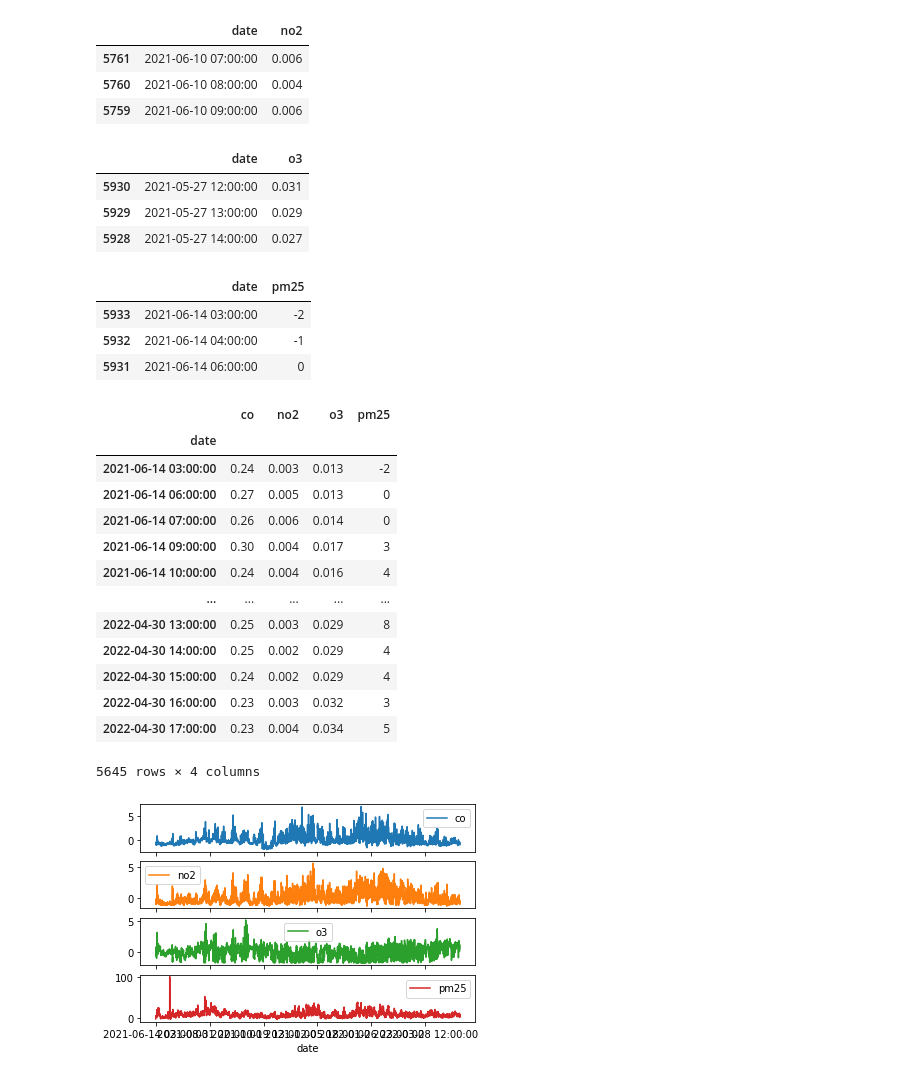
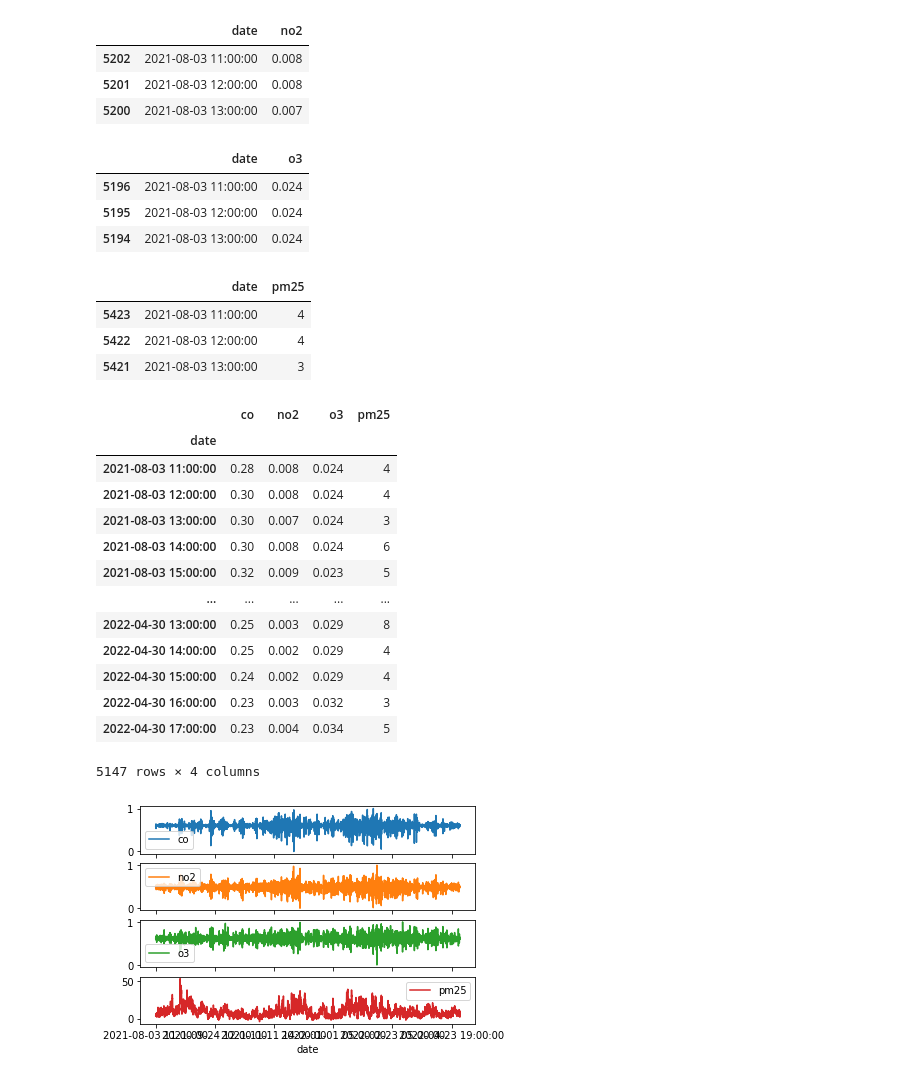
Before and after one commit to UCB-stat-159-s22/hw07-group13, a Jupyter notebook: main.ipynb, the cells around one changed output. Cells and saved outputs as stored; diff of their text form; code cells hidden in the pictures.

```diff
--- a/main.ipynb
+++ b/main.ipynb
@@ -9,9 +9,9 @@ api = openaq.OpenAQ()
 # co
 status, resp = api.measurements(city = 'San Francisco-Oakland-Fremont',
                                 location='Oakland', parameter='co',
-                                date_from='2022-05-01T00:00:00Z',
+                                date_from='2021-08-01T00:00:00Z',
                                 date_to='2022-05-01T00:00:00Z',
-                                limit=10000)
+                                limit=8000)
 r = resp['results']
 df_co = pd.DataFrame(data=r)
 co_local_dates = []
@@ -43,9 +43,9 @@ df_co
 # no2
 status, resp = api.measurements(city = 'San Francisco-Oakland-Fremont',
                                 location='Oakland', parameter='no2',
-                                date_from='2021-05-01T00:00:00Z',
+                                date_from='2021-08-01T00:00:00Z',
                                 date_to='2022-05-01T00:00:00Z',
-                                limit=7000)
+                                limit=6000)
 r = resp['results']
 df_no2 = pd.DataFrame(data=r)
 no2_local_dates = []
@@ -61,16 +61,16 @@ df_no2 = df_no2.iloc[::-1]
 df_no2.head(3)
 # %% [output]
 |  | date | no2 |
-| 5761 | 2021-06-10 07:00:00 | 0.006 |
-| 5760 | 2021-06-10 08:00:00 | 0.004 |
-| 5759 | 2021-06-10 09:00:00 | 0.006 |
+| 5202 | 2021-08-03 11:00:00 | 0.008 |
+| 5201 | 2021-08-03 12:00:00 | 0.008 |
+| 5200 | 2021-08-03 13:00:00 | 0.007 |
 # %%
 # o3
 status, resp = api.measurements(city = 'San Francisco-Oakland-Fremont',
                                 location='Oakland', parameter='o3',
-                                date_from='2021-05-01T00:00:00Z',
+                                date_from='2021-08-01T00:00:00Z',
                                 date_to='2022-05-01T00:00:00Z',
-                                limit=7000)
+                                limit=6000)
 r = resp['results']
 df_o3 = pd.DataFrame(data=r)
 o3_local_dates = []
@@ -86,16 +86,16 @@ df_o3 = df_o3.iloc[::-1]
 df_o3.head(3)
 # %% [output]
 |  | date | o3 |
-| 5930 | 2021-05-27 12:00:00 | 0.031 |
-| 5929 | 2021-05-27 13:00:00 | 0.029 |
-| 5928 | 2021-05-27 14:00:00 | 0.027 |
+| 5196 | 2021-08-03 11:00:00 | 0.024 |
+| 5195 | 2021-08-03 12:00:00 | 0.024 |
+| 5194 | 2021-08-03 13:00:00 | 0.024 |
 # %%
 # pm25
 status, resp = api.measurements(city = 'San Francisco-Oakland-Fremont',
                                 location='Oakland', parameter='pm25',
-                                date_from='2021-05-01T00:00:00Z',
+                                date_from='2021-08-01T00:00:00Z',
                                 date_to='2022-05-01T00:00:00Z',
-                                limit=7000)
+                                limit=6000)
 r = resp['results']
 df_pm25 = pd.DataFrame(data=r)
 pm25_local_dates = []
@@ -111,9 +111,9 @@ df_pm25 = df_pm25.iloc[::-1]
 df_pm25.head(3)
 # %% [output]
 |  | date | pm25 |
-| 5933 | 2021-06-14 03:00:00 | -2 |
-| 5932 | 2021-06-14 04:00:00 | -1 |
-| 5931 | 2021-06-14 06:00:00 | 0 |
+| 5423 | 2021-08-03 11:00:00 | 4 |
+| 5422 | 2021-08-03 12:00:00 | 4 |
+| 5421 | 2021-08-03 13:00:00 | 3 |
 # %%
 co_set = set(co_local_dates)
 no2_set = set(no2_local_dates)
@@ -132,36 +132,38 @@ df
 # %% [output]
 |  | co | no2 | o3 | pm25 |
 | date |  |  |  |  |
-| 2021-06-14 03:00:00 | 0.24 | 0.003 | 0.013 | -2 |
-| 2021-06-14 06:00:00 | 0.27 | 0.005 | 0.013 | 0 |
-| 2021-06-14 07:00:00 | 0.26 | 0.006 | 0.014 | 0 |
-| 2021-06-14 09:00:00 | 0.30 | 0.004 | 0.017 | 3 |
-| 2021-06-14 10:00:00 | 0.24 | 0.004 | 0.016 | 4 |
+| 2021-08-03 11:00:00 | 0.28 | 0.008 | 0.024 | 4 |
+| 2021-08-03 12:00:00 | 0.30 | 0.008 | 0.024 | 4 |
+| 2021-08-03 13:00:00 | 0.30 | 0.007 | 0.024 | 3 |
+| 2021-08-03 14:00:00 | 0.30 | 0.008 | 0.024 | 6 |
+| 2021-08-03 15:00:00 | 0.32 | 0.009 | 0.023 | 5 |
 | ... | ... | ... | ... | ... |
 | 2022-04-30 13:00:00 | 0.25 | 0.003 | 0.029 | 8 |
 | 2022-04-30 14:00:00 | 0.25 | 0.002 | 0.029 | 4 |
 | 2022-04-30 15:00:00 | 0.24 | 0.002 | 0.029 | 4 |
 | 2022-04-30 16:00:00 | 0.23 | 0.003 | 0.032 | 3 |
 | 2022-04-30 17:00:00 | 0.23 | 0.004 | 0.034 | 5 |
-5645 rows × 4 columns
+5147 rows × 4 columns
 # %%
 # Standardization
-co = df['co'].values
-co_standardized = (co - co.mean()) / co.std()
-df['co'] = co_standardized
+from sklearn.preprocessing import MinMaxScaler
+scaler = MinMaxScaler()
+co_scaled = scaler.fit_transform(df['co'].values.reshape(-1, 1))
+df['co'] = co_scaled
 
-no2 = df['no2'].values
 
-no2_standardized = (no2 - no2.mean()) / no2.std()
-df['no2'] = no2_standardized
+scaler = MinMaxScaler()
+co_scaled = scaler.fit_transform(df['no2'].values.reshape(-1, 1))
+df['no2'] = co_scaled
 
-o3 = df['o3'].values
-o3_standardized = (o3 - o3.mean()) / o3.std()
-df['o3'] = o3_standardized
+scaler = MinMaxScaler()
+co_scaled = scaler.fit_transform(df['o3'].values.reshape(-1, 1))
+df['o3'] = co_scaled
+
 df.plot(subplots=True)
 plt.show()
 # %% [output]
-[figure, old version]
+[figure, new version]
 # %%
 # Make data stationary
 co_diff = u.differencing(df['co'].values)
```
Also changed, not shown: parts of 8 cells of this notebook, 1 other file.
